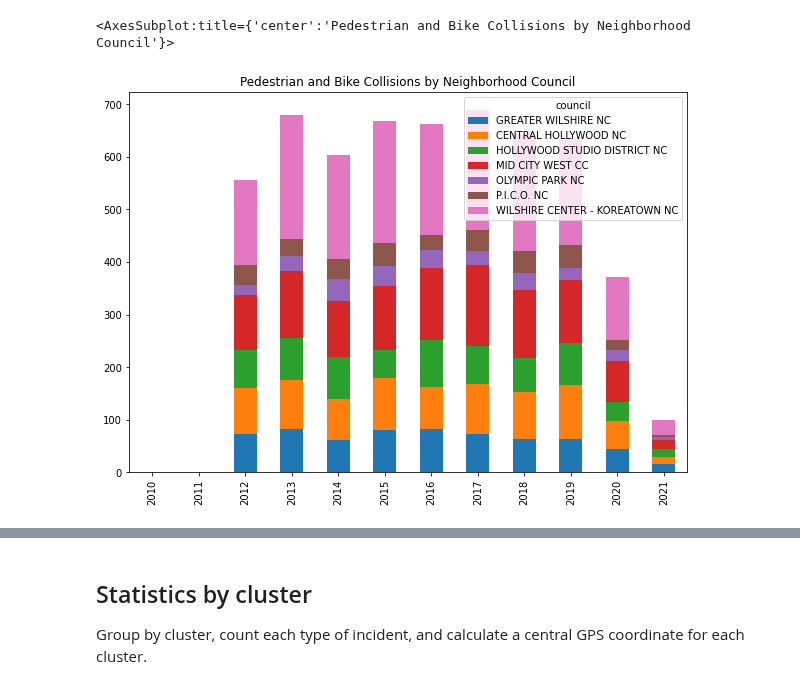
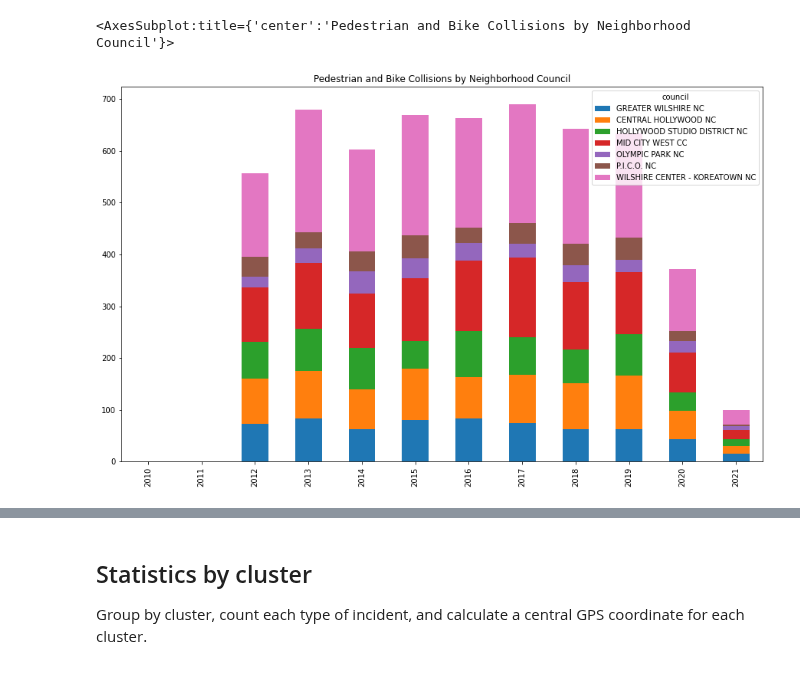
Before and after one commit to hackforla/data-science, a Jupyter notebook: Pedestrian_Data/Notebook/3-find-interesting-info.ipynb, the cells around one changed output, grey strips where cells are left out. Drawn from its saved outputs; the diff is of its cells as text; code cells hidden in the pictures.

```diff
--- a/Pedestrian_Data/Notebook/3-find-interesting-info.ipynb
+++ b/Pedestrian_Data/Notebook/3-find-interesting-info.ipynb
@@ -55,10 +55,10 @@ mocodenames = list(relevantmocodes.values())
 yearlycollisions = collisions.groupby(collisions['date_occ'].dt.year)
 # %%
 ncyearly = yearlycollisions['council'].value_counts().unstack()
-ncyearly[nearbycouncils].plot.bar(title="Pedestrian and Bike Collisions by Neighborhood Council", stacked=True, figsize=(10,7), xlabel='')
+ncyearly[nearbycouncils].plot.bar(title="Pedestrian and Bike Collisions by Neighborhood Council", stacked=True, figsize=(15,9), xlabel='')
 # %% [output]
 <AxesSubplot:title={'center':'Pedestrian and Bike Collisions by Neighborhood Council'}>
-[figure, old version]
+[figure, new version]
 # %%
 timeofday = collisions.groupby(collisions['date_occ'].dt.hour)
 timeofday[mocodenames].sum().plot(
```
Also changed, not shown: parts of 1 cell of this notebook, 8 other files.
